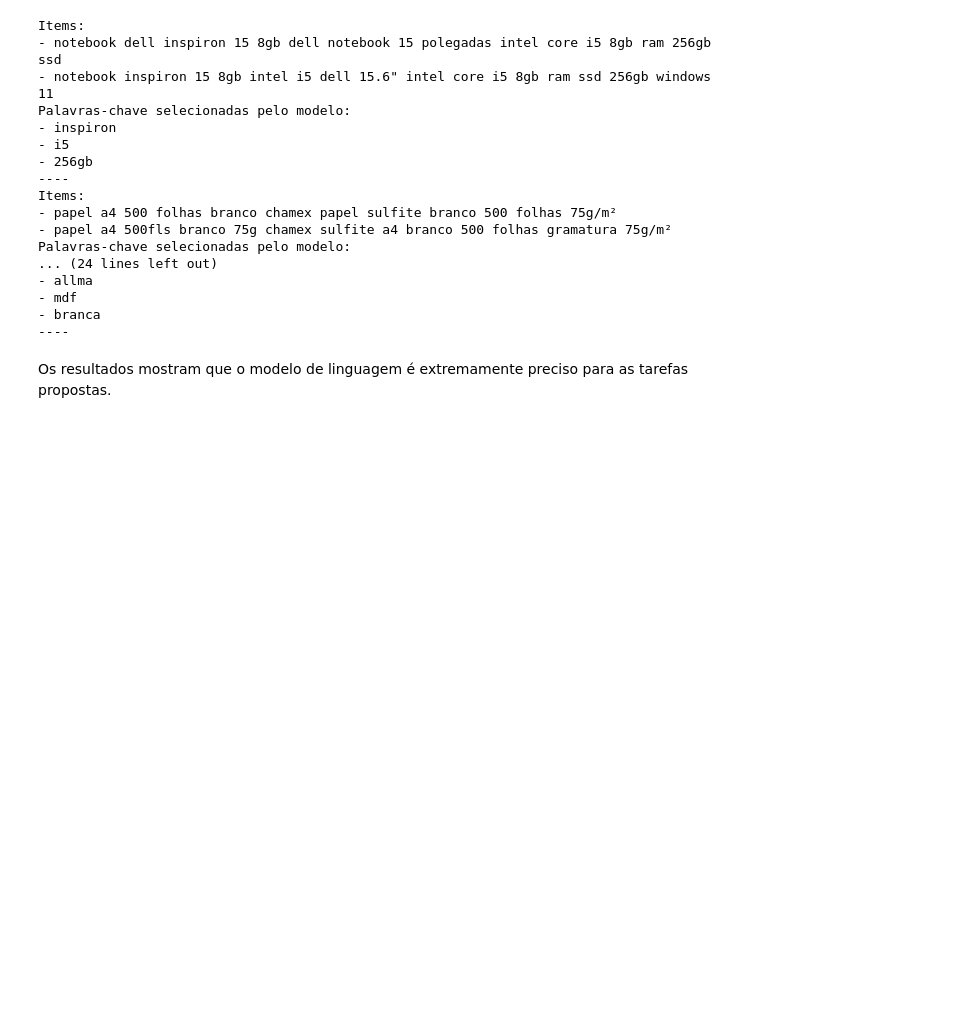
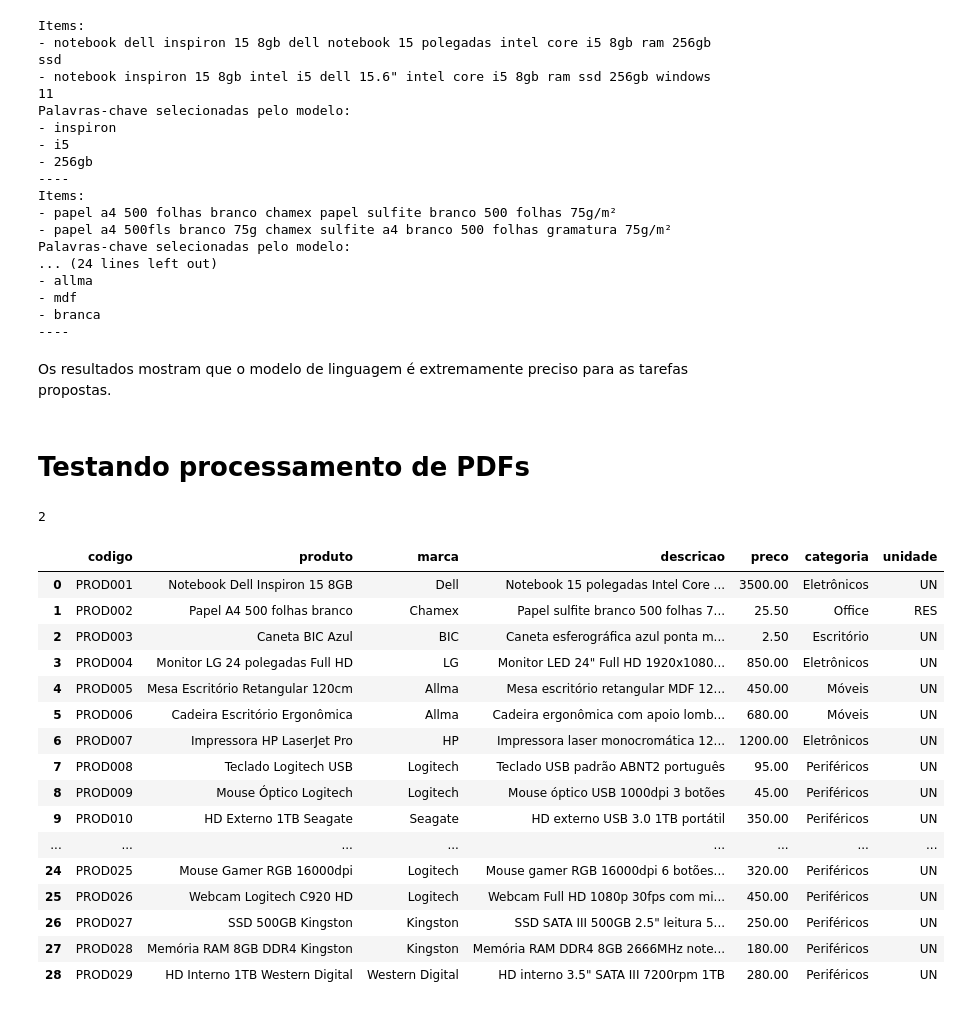
Before and after one commit to joaoloss/neofuturo-desafio-tecnico, a Jupyter notebook: tests.ipynb, the cells around one changed output. Saved outputs shown, nothing was run; the diff lists cells and outputs as text; code cells hidden in the pictures; blank space fills up the shorter version.

```diff
--- a/tests.ipynb
+++ b/tests.ipynb
@@ -555,3 +555,5 @@ Palavras-chave selecionadas pelo modelo:
 ----
 # %% [markdown]
 Os resultados mostram que o modelo de linguagem é extremamente preciso para as tarefas propostas.
+# %% [markdown]
+# Testando processamento de PDFs
@@ -557,0 +563,30 @@ Os resultados mostram que o modelo de linguagem é extremamente preciso para as
+# %%
+tables = list()
+with pdfplumber.open("exemplos/exemplo_fornecedor_a.pdf") as pdf:
+    for page in pdf.pages:
+        for table in page.extract_tables():
+            tables.append(pd.DataFrame(table[1:], columns=table[0]))
+# %%
+len(tables)
+# %% [output]
+2
+# %%
+tables[0]
+# %% [output]
+|  | codigo | produto | marca | descricao | preco | categoria | unidade |
+| 0 | PROD001 | Notebook Dell Inspiron 15 8GB | Dell | Notebook 15 polegadas Intel Core ... | 3500.00 | Eletrônicos | UN |
+| 1 | PROD002 | Papel A4 500 folhas branco | Chamex | Papel sulfite branco 500 folhas 7... | 25.50 | Office | RES |
+| 2 | PROD003 | Caneta BIC Azul | BIC | Caneta esferográfica azul ponta m... | 2.50 | Escritório | UN |
+| 3 | PROD004 | Monitor LG 24 polegadas Full HD | LG | Monitor LED 24" Full HD 1920x1080... | 850.00 | Eletrônicos | UN |
+| 4 | PROD005 | Mesa Escritório Retangular 120cm | Allma | Mesa escritório retangular MDF 12... | 450.00 | Móveis | UN |
+| 5 | PROD006 | Cadeira Escritório Ergonômica | Allma | Cadeira ergonômica com apoio lomb... | 680.00 | Móveis | UN |
+| 6 | PROD007 | Impressora HP LaserJet Pro | HP | Impressora laser monocromática 12... | 1200.00 | Eletrônicos | UN |
+| 7 | PROD008 | Teclado Logitech USB | Logitech | Teclado USB padrão ABNT2 português | 95.00 | Periféricos | UN |
+| 8 | PROD009 | Mouse Óptico Logitech | Logitech | Mouse óptico USB 1000dpi 3 botões | 45.00 | Periféricos | UN |
+| 9 | PROD010 | HD Externo 1TB Seagate | Seagate | HD externo USB 3.0 1TB portátil | 350.00 | Periféricos | UN |
+| ... | ... | ... | ... | ... | ... | ... | ... |
+| 24 | PROD025 | Mouse Gamer RGB 16000dpi | Logitech | Mouse gamer RGB 16000dpi 6 botões... | 320.00 | Periféricos | UN |
+| 25 | PROD026 | Webcam Logitech C920 HD | Logitech | Webcam Full HD 1080p 30fps com mi... | 450.00 | Periféricos | UN |
+| 26 | PROD027 | SSD 500GB Kingston | Kingston | SSD SATA III 500GB 2.5" leitura 5... | 250.00 | Periféricos | UN |
+| 27 | PROD028 | Memória RAM 8GB DDR4 Kingston | Kingston | Memória RAM DDR4 8GB 2666MHz note... | 180.00 | Periféricos | UN |
+| 28 | PROD029 | HD Interno 1TB Western Digital | Western Digital | HD interno 3.5" SATA III 7200rpm 1TB | 280.00 | Periféricos | UN |
```
Also changed, not shown: parts of 2 cells of this notebook, 8 other files.
